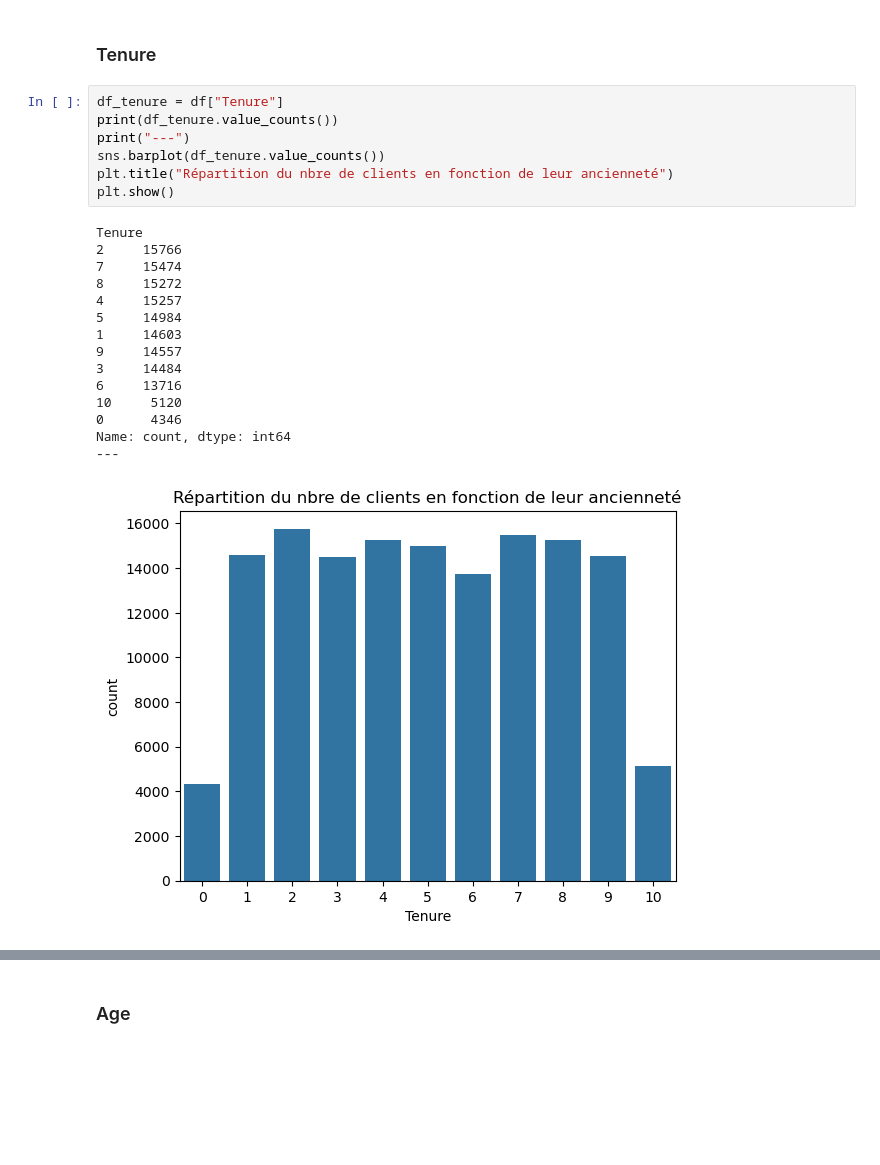
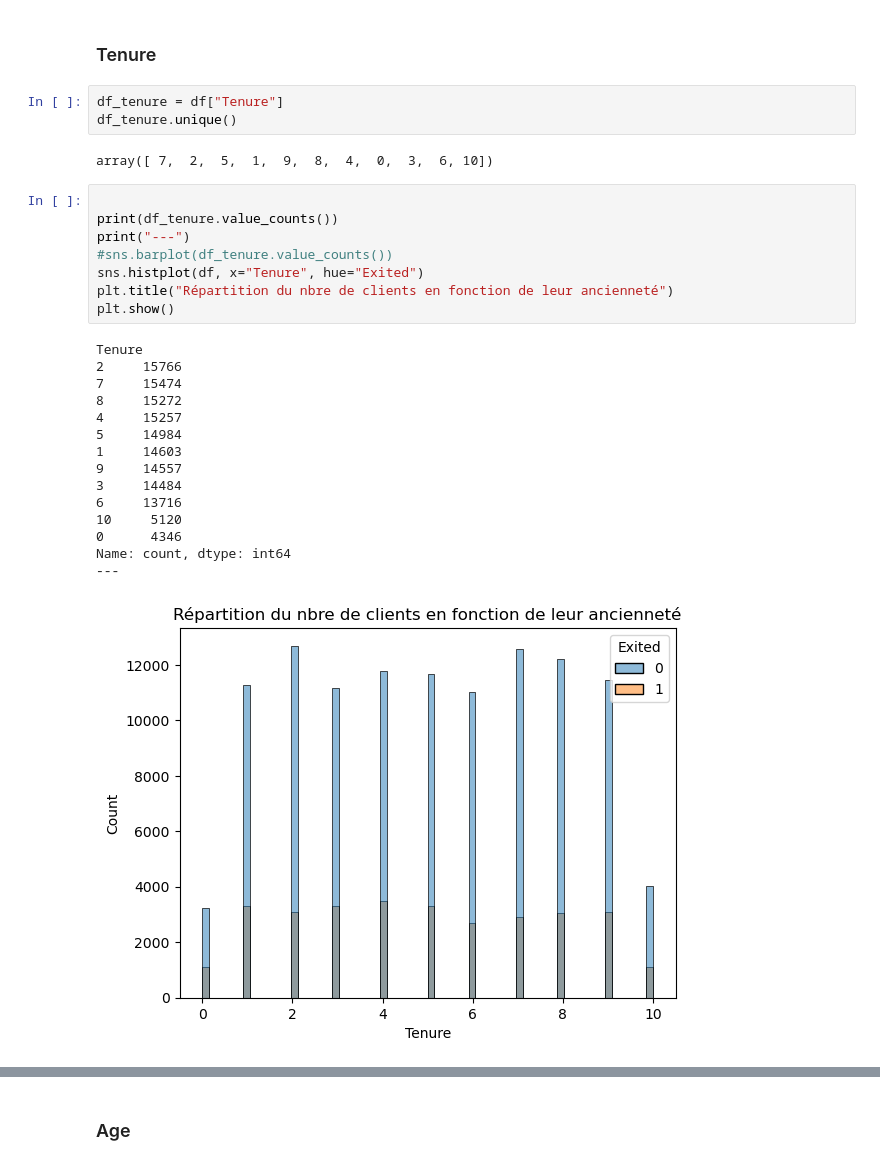
Before and after one commit to olivierbachard/bank_churn_classification, a Jupyter notebook: analysis.ipynb, the cells around one changed output, grey strips where cells are left out. Drawn from its saved outputs; the diff is of its cells as text; blank space fills up the shorter version.

```diff
--- a/analysis.ipynb
+++ b/analysis.ipynb
@@ -80,28 +90,34 @@ print(p_value)
 # %% [markdown]
 ### Tenure
+# %%
+df_tenure = df["Tenure"]
+df_tenure.unique()
+# %% [output]
+array([ 7,  2,  5,  1,  9,  8,  4,  0,  3,  6, 10])
 # %%
-df_tenure = df["Tenure"]
+
 print(df_tenure.value_counts())
 print("---")
-sns.barplot(df_tenure.value_counts())
+#sns.barplot(df_tenure.value_counts())
+sns.histplot(df, x="Tenure", hue="Exited")
 plt.title("Répartition du nbre de clients en fonction de leur ancienneté")
 plt.show()
 # %% [output]
 Tenure
 2     15766
 7     15474
 8     15272
 4     15257
 5     14984
 1     14603
 9     14557
 3     14484
 6     13716
 10     5120
 0      4346
 Name: count, dtype: int64
 ---
-[figure, old version]
+[figure, new version]
 # %%
 # Test du chi2 pour vérifier que Tenure et Exited ne sont pas indépendante
 
```
Also changed, not shown: parts of 26 cells of this notebook, 2 other files.
